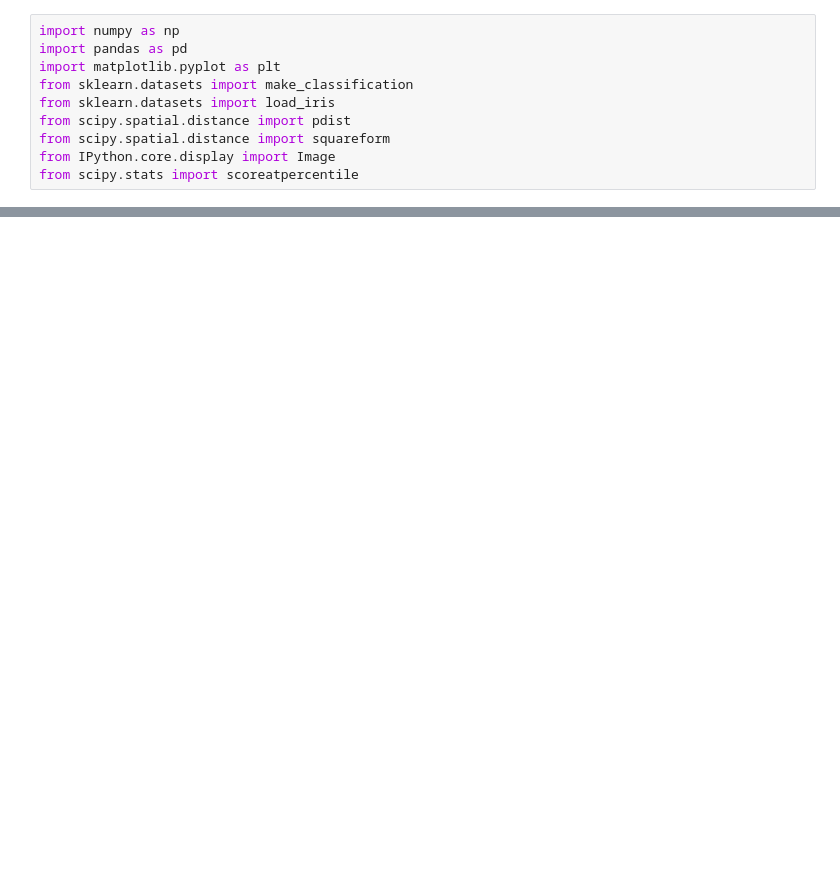
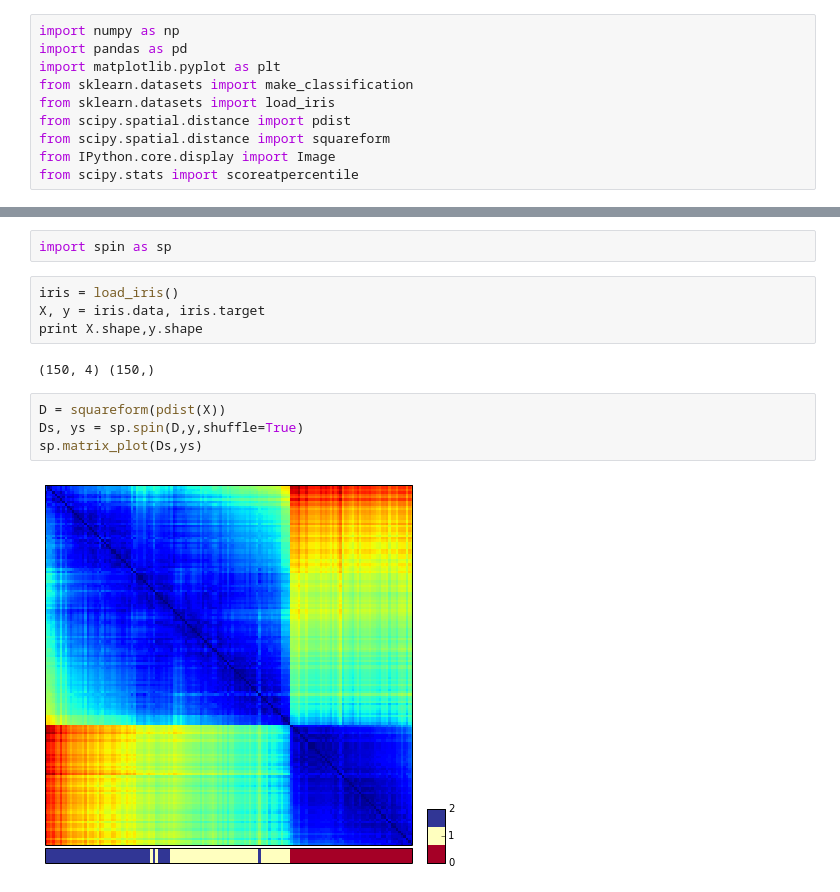
Before and after one commit to jonataseduardo/SPIN, a Jupyter notebook: spin.ipynb, the cells around one changed output, grey strips where cells are left out. Cells and saved outputs as stored; diff of their text form; blank space fills up the shorter version.

```diff
--- a/spin.ipynb
+++ b/spin.ipynb
@@ -183,0 +11,14 @@ reload(numpy)
+# %%
+import spin as sp
+# %%
+iris = load_iris()
+X, y = iris.data, iris.target
+print X.shape,y.shape
+# %% [output]
+(150, 4) (150,)
+# %%
+D = squareform(pdist(X))
+Ds, ys = sp.spin(D,y,shuffle=True)
+sp.matrix_plot(Ds,ys)
+# %% [output]
+[figure, added]
```
Also changed, not shown: parts of 11 cells of this notebook.
